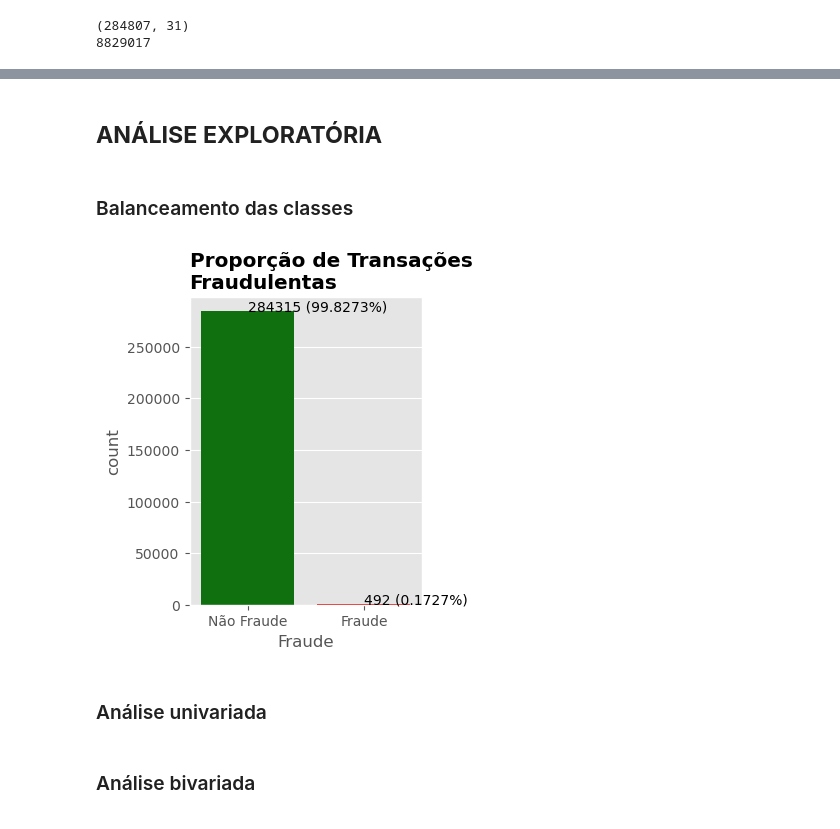
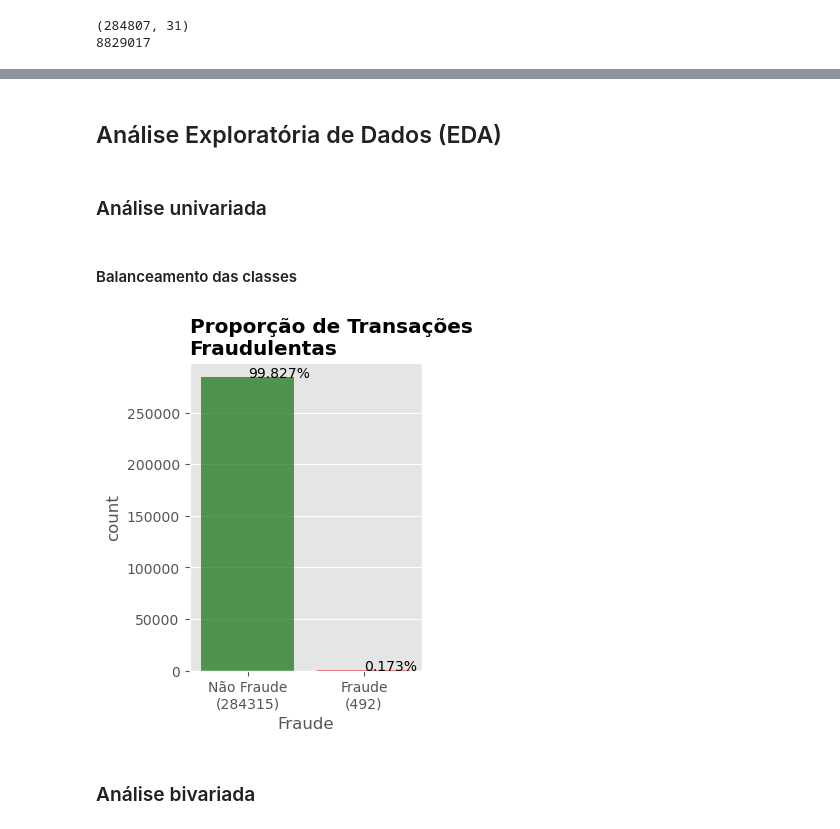
Before and after one commit to gprzy/real-time-fraud-detection, a Jupyter notebook: notebooks/fraud_detection_eda.ipynb, the cells around one changed output, grey strips where cells are left out. Drawn from its saved outputs; the diff is of its cells as text; code cells hidden in the pictures.

```diff
--- a/notebooks/fraud_detection_eda.ipynb
+++ b/notebooks/fraud_detection_eda.ipynb
@@ -97,29 +125,34 @@ Class     0.0
 dtype: float64
-# %% [markdown]
-## **ANÁLISE EXPLORATÓRIA**
-# %% [markdown]
-### Balanceamento das classes
-# %%
-plt.figure(figsize=(3,4));
-
-sns.countplot(
-    df['Fraude'].map({0: 'Não Fraude', 1: 'Fraude'}),
-    palette=['g', 'r']
-);
-
-for x, y in enumerate(df['Fraude'].value_counts().values):
-    percent = str(round(y / len(df) * 100, 4))
-    plt.text(x, y, str(y) + f' ({percent}%)');
-
-plt.title(
-    label='Proporção de Transações\nFraudulentas',
-    fontweight='bold',
-    loc='left'
-);
-# %% [output]
-[figure, removed]
+# %% [markdown]
+## Análise Exploratória de Dados (EDA)
 # %% [markdown]
 ### Análise univariada
+# %% [markdown]
+#### Balanceamento das classes
+# %%
+plt.figure(figsize=(3,4));
+fraud_count = df['Fraude'].value_counts().values
+
+sns.countplot(
+    df['Fraude'].map({
+        0: f'Não Fraude\n({fraud_count[0]})',
+        1: f'Fraude\n({fraud_count[1]})'
+    }),
+    palette=['g', 'r'],
+    alpha=.7
+);
+
+for x, y in enumerate(df['Fraude'].value_counts().values):
+    percent = str(round(y / len(df) * 100, 3))
+    plt.text(x, y, f'{percent}%');
+
+plt.title(
+    label='Proporção de Transações\nFraudulentas',
+    fontweight='bold',
+    loc='left'
+);
+# %% [output]
+[figure, added]
 # %% [markdown]
 ### Análise bivariada
 # %% [markdown]
```
Also changed, not shown: parts of 18 cells of this notebook, 13 other files.
